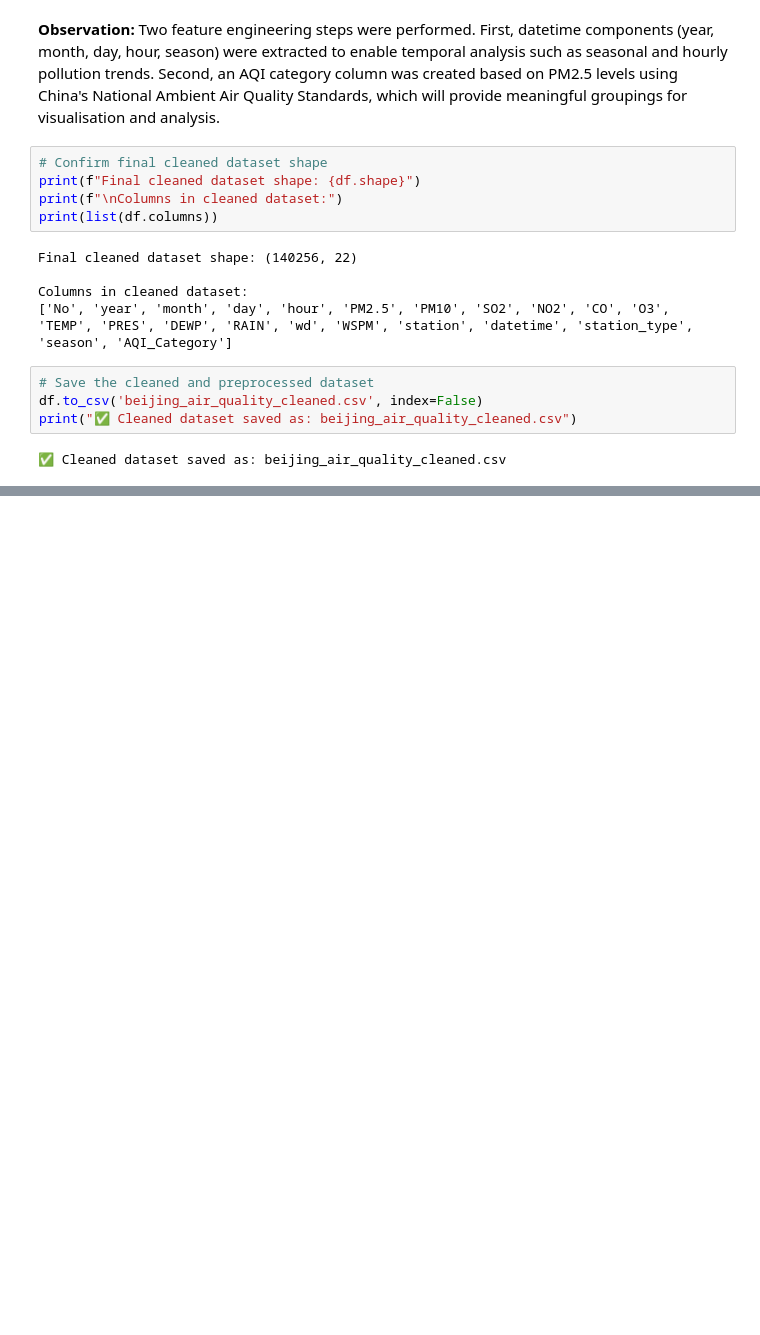
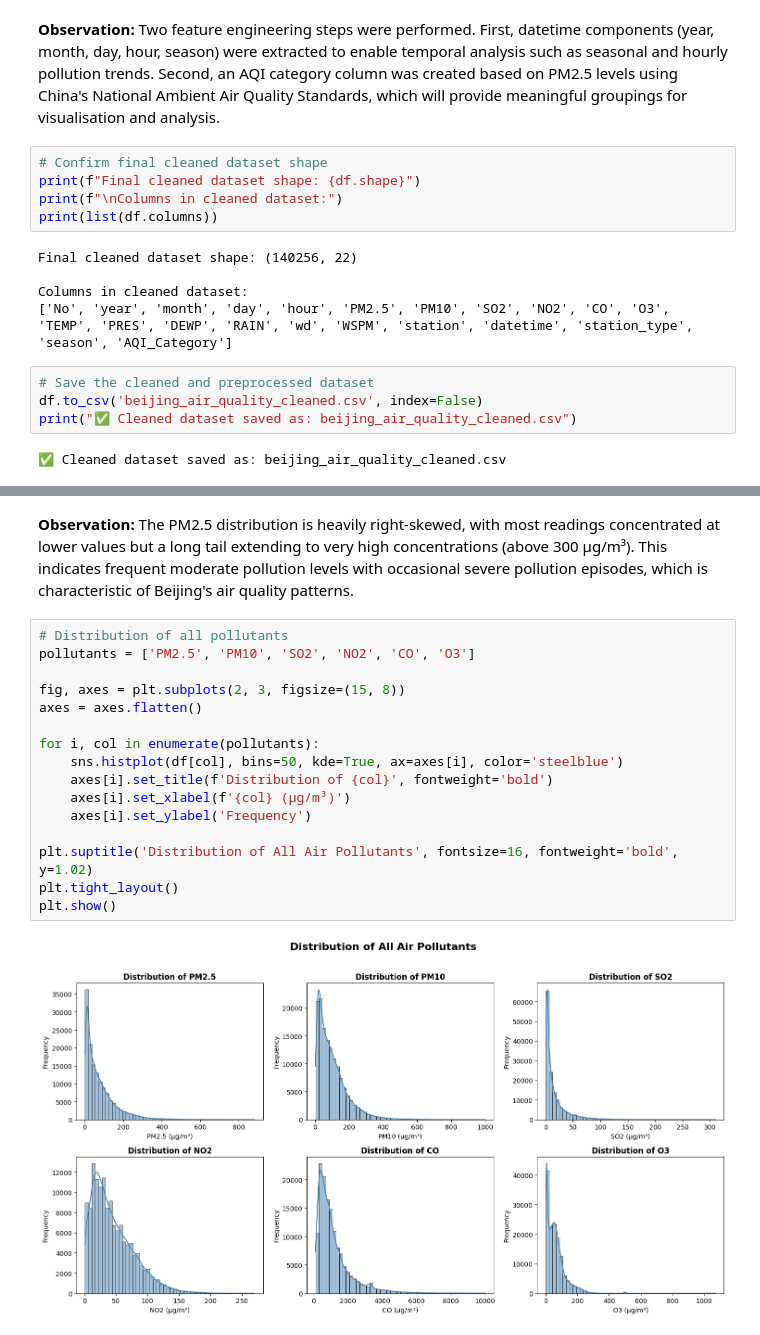
Before and after one commit to kunalan-Subatharan/Beijing-Air-Quality-Analysis, a Jupyter notebook: CMP7005_PRAC1_Beijing_Air_Quality.ipynb, the cells around one changed output, grey strips where cells are left out. Drawn from its saved outputs; the diff is of its cells as text; blank space fills up the shorter version.

```diff
--- a/CMP7005_PRAC1_Beijing_Air_Quality.ipynb
+++ b/CMP7005_PRAC1_Beijing_Air_Quality.ipynb
@@ -466,0 +485,20 @@ print("✅ Cleaned dataset saved as: beijing_air_quality_cleaned.csv")
+# %% [markdown]
+**Observation:** The PM2.5 distribution is heavily right-skewed, with most readings concentrated at lower values but a long tail extending to very high concentrations (above 300 µg/m³). This indicates frequent moderate pollution levels with occasional severe pollution episodes, which is characteristic of Beijing's air quality patterns.
+# %%
+# Distribution of all pollutants
+pollutants = ['PM2.5', 'PM10', 'SO2', 'NO2', 'CO', 'O3']
+
+fig, axes = plt.subplots(2, 3, figsize=(15, 8))
+axes = axes.flatten()
+
+for i, col in enumerate(pollutants):
+    sns.histplot(df[col], bins=50, kde=True, ax=axes[i], color='steelblue')
+    axes[i].set_title(f'Distribution of {col}', fontweight='bold')
+    axes[i].set_xlabel(f'{col} (µg/m³)')
+    axes[i].set_ylabel('Frequency')
+
+plt.suptitle('Distribution of All Air Pollutants', fontsize=16, fontweight='bold', y=1.02)
+plt.tight_layout()
+plt.show()
+# %% [output]
+[figure, added]
```
Also changed, not shown: parts of 31 cells of this notebook.
